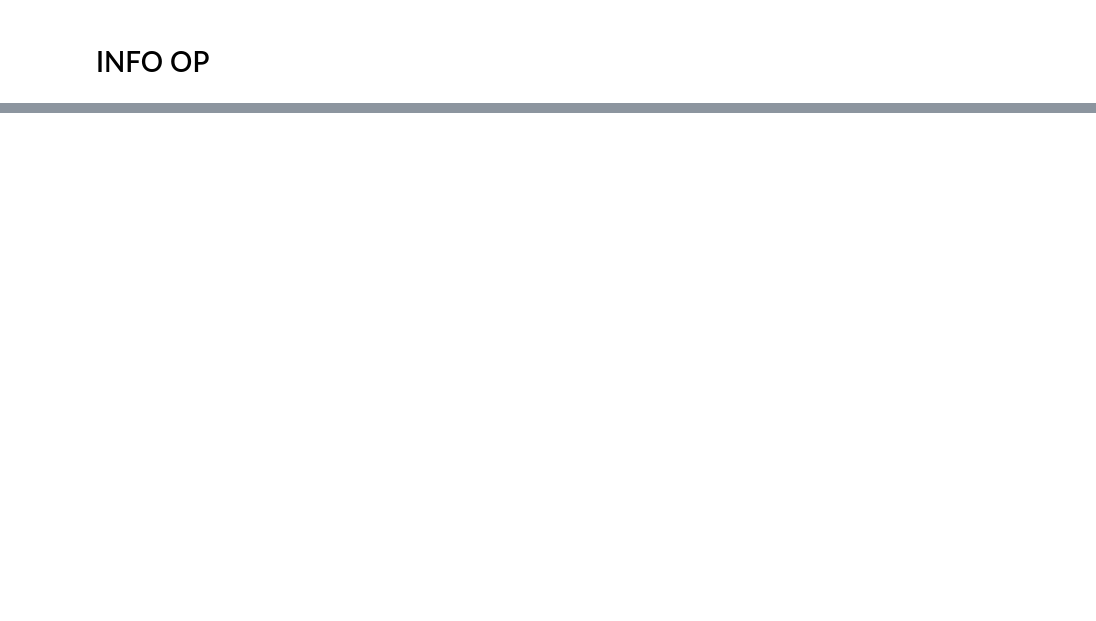
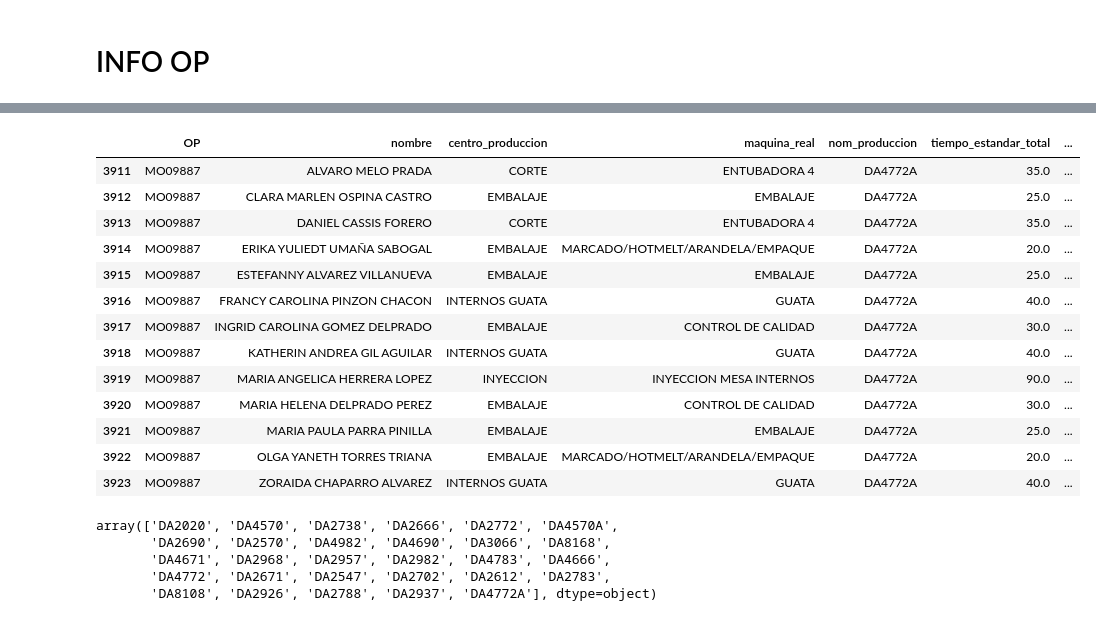
Before and after one commit to FiltrosDonsson/Proyectos-Data-analyst, a Jupyter notebook: PRORUDCCION/tiempo_produccion.ipynb, the cells around one changed output, grey strips where cells are left out. Drawn from its saved outputs; the diff is of its cells as text; code cells hidden in the pictures; blank space fills up the shorter version.

```diff
--- a/PRORUDCCION/tiempo_produccion.ipynb
+++ b/PRORUDCCION/tiempo_produccion.ipynb
@@ -302,0 +158,4 @@ df_fl.head()
+# %%
+df_workorders["tiempo_real"] = (df_workorders["delay"] / df_workorders["cantidad_fabricada"]).round(2)
+
+df_workorders.sample(5)
@@ -370,0 +219,4 @@ NameError: name 'df_aaa' is not defined
+# %%
+df_aaa = df_join[df_join["Clasificacion"]=="AAA"]
+df_final = df_aaa[df_aaa["fecha_final"]>"2023-01-01"]
+df_final.info()
@@ -371,2 +241,49 @@ NameError: name 'df_aaa' is not defined
+# %%
+# --- Agrupar por los campos que identifican el mismo trabajo ---
+cols_agrupacion = [
+    "OP", "nombre", "centro_produccion", "maquina_real", "nom_produccion",
+    "tiempo_estandar_total", "Clasificacion", "tipo_union"
+]
+
+df_join_sum = (
+    df_final.groupby(cols_agrupacion, as_index=False)
+    .agg({
+        "tiempo_real": "mean",
+        "cantidad_fabricada": "mean",
+        "fecha_final": "max",  # conservar última fecha
+        "delay": "mean",       # promedio si te interesa
+    })
+)
+
+# --- Recalcular las métricas ---
+df_join_sum["desviacion_abs"] = df_join_sum["tiempo_real"] - df_join_sum["tiempo_estandar_total"]
+df_join_sum["precision_%"] = (
+    (df_join_sum["tiempo_real"] / df_join_sum["tiempo_estandar_total"]) * 100
+).replace([float("inf"), -float("inf")], 0)
+# %%
+df_join_sum[(df_join_sum["nom_produccion"]=="DA4772A") & (df_join_sum["OP"]=="MO09887") ]
+# %% [output]
+|  | OP | nombre | centro_produccion | maquina_real | nom_produccion | tiempo_estandar_total | ... |
+| 3911 | MO09887 | ALVARO MELO PRADA | CORTE | ENTUBADORA 4 | DA4772A | 35.0 | ... |
+| 3912 | MO09887 | CLARA MARLEN OSPINA CASTRO | EMBALAJE | EMBALAJE | DA4772A | 25.0 | ... |
+| 3913 | MO09887 | DANIEL CASSIS FORERO | CORTE | ENTUBADORA 4 | DA4772A | 35.0 | ... |
+| 3914 | MO09887 | ERIKA YULIEDT UMAÑA SABOGAL | EMBALAJE | MARCADO/HOTMELT/ARANDELA/EMPAQUE | DA4772A | 20.0 | ... |
+| 3915 | MO09887 | ESTEFANNY ALVAREZ VILLANUEVA | EMBALAJE | EMBALAJE | DA4772A | 25.0 | ... |
+| 3916 | MO09887 | FRANCY CAROLINA PINZON CHACON | INTERNOS GUATA | GUATA | DA4772A | 40.0 | ... |
+| 3917 | MO09887 | INGRID CAROLINA GOMEZ DELPRADO | EMBALAJE | CONTROL DE CALIDAD | DA4772A | 30.0 | ... |
+| 3918 | MO09887 | KATHERIN ANDREA GIL AGUILAR | INTERNOS GUATA | GUATA | DA4772A | 40.0 | ... |
+| 3919 | MO09887 | MARIA ANGELICA HERRERA LOPEZ | INYECCION | INYECCION MESA INTERNOS | DA4772A | 90.0 | ... |
+| 3920 | MO09887 | MARIA HELENA DELPRADO PEREZ | EMBALAJE | CONTROL DE CALIDAD | DA4772A | 30.0 | ... |
+| 3921 | MO09887 | MARIA PAULA PARRA PINILLA | EMBALAJE | EMBALAJE | DA4772A | 25.0 | ... |
+| 3922 | MO09887 | OLGA YANETH TORRES TRIANA | EMBALAJE | MARCADO/HOTMELT/ARANDELA/EMPAQUE | DA4772A | 20.0 | ... |
+| 3923 | MO09887 | ZORAIDA CHAPARRO ALVAREZ | INTERNOS GUATA | GUATA | DA4772A | 40.0 | ... |
 # %%
 df_final.to_excel("/home/donsson/proyectos/PRORUDCCION/datasets/tiempo_estimado_estandard.xlsx")
+# %%
+df_final["nom_produccion"].unique()
+# %% [output]
+array(['DA2020', 'DA4570', 'DA2738', 'DA2666', 'DA2772', 'DA4570A',
+       'DA2690', 'DA2570', 'DA4982', 'DA4690', 'DA3066', 'DA8168',
+       'DA4671', 'DA2968', 'DA2957', 'DA2982', 'DA4783', 'DA4666',
+       'DA4772', 'DA2671', 'DA2547', 'DA2702', 'DA2612', 'DA2783',
+       'DA8108', 'DA2926', 'DA2788', 'DA2937', 'DA4772A'], dtype=object)
```
Also changed, not shown: parts of 16 cells of this notebook, 8 other files.
